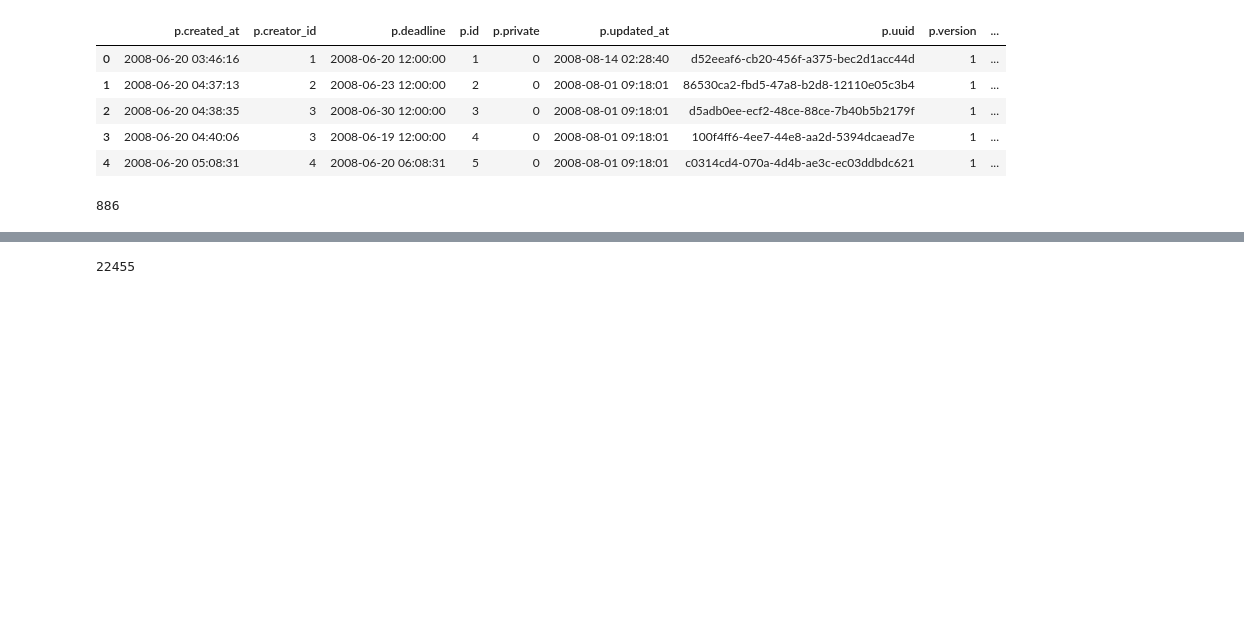
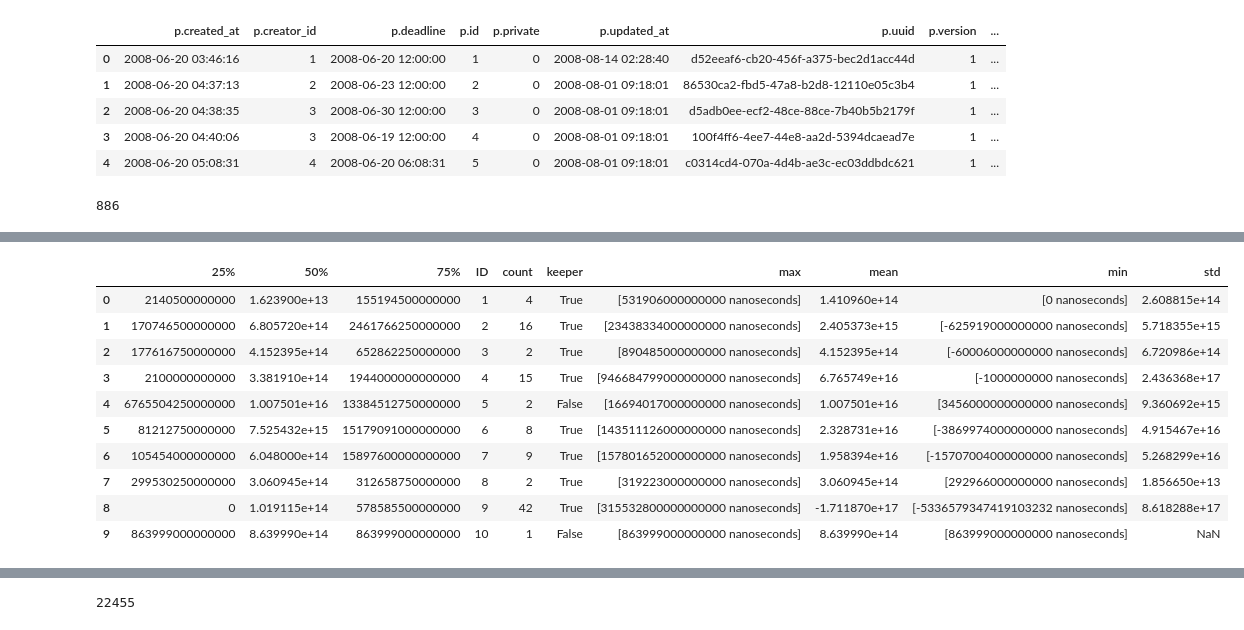
Before and after one commit to notionparallax/GA-DataScience, a Jupyter notebook: Prediction book analysis/PB analysis of users.ipynb, the cells around one changed output, grey strips where cells are left out. Saved outputs shown, nothing was run; the diff lists cells and outputs as text; code cells hidden in the pictures; blank space fills up the shorter version.

```diff
--- a/Prediction book analysis/PB analysis of users.ipynb
+++ b/Prediction book analysis/PB analysis of users.ipynb
@@ -1058,0 +1085,29 @@ firstEverPrediction 2008-06-20 03:46:16
+# %%
+cutOffDate = firstEverPrediction + relativedelta(days=30)
+print firstEverPrediction
+print cutOffDate
+print cutOffDate - firstEverPrediction
+
+summaryPeople = []
+
+for df in individualsDFs:
+    tempDF = df[df["p.created_at_Z"] < cutOffDate]
+
+    def tidyDate(x):
+        """basically, fuck you to whoever wrote these 3 date time objects in a way that isn't compatible"""
+        if type(x) == np.datetime64:
+            return x#.astype(datetime)
+        elif type(x) == pd.tslib.Timestamp:
+            return x
+        elif type(x) == datetime.datetime:
+            return np.datetime64(x)
+
+    tempDF["p.deadline_Z"]   = tempDF["p.deadline_Z"].apply(tidyDate)
+    tempDF["p.created_at_Z"] = tempDF["p.created_at_Z"].apply(tidyDate)
+    tempDF["outlook"] = tempDF["p.deadline_Z"] - tempDF["p.created_at_Z"]
+    outlookDescription =  tempDF["outlook"].describe()
+
+    summaryPeople.append(dict({"keeper":df["keeper"].iloc[0],
+                               "ID":    df["p.creator_id"].iloc[0]
+                              },
+                              **outlookDescription))
@@ -1058,0 +1118,3 @@ firstEverPrediction 2008-06-20 03:46:16
+# %%
+pd.DataFrame.from_dict(summaryPeople)[:10]
+# %% [output]
@@ -1059,3 +1126,14 @@ firstEverPrediction 2008-06-20 03:46:16
+|  | 25% | 50% | 75% | ID | count | keeper | max | mean | min | std |
+| 0 | 2140500000000 | 1.623900e+13 | 155194500000000 | 1 | 4 | True | [531906000000000 nanoseconds] | 1.410960e+14 | [0 nanoseconds] | 2.608815e+14 |
+| 1 | 170746500000000 | 6.805720e+14 | 2461766250000000 | 2 | 16 | True | [23438334000000000 nanoseconds] | 2.405373e+15 | [-625919000000000 nanoseconds] | 5.718355e+15 |
+| 2 | 177616750000000 | 4.152395e+14 | 652862250000000 | 3 | 2 | True | [890485000000000 nanoseconds] | 4.152395e+14 | [-60006000000000 nanoseconds] | 6.720986e+14 |
+| 3 | 2100000000000 | 3.381910e+14 | 1944000000000000 | 4 | 15 | True | [946684799000000000 nanoseconds] | 6.765749e+16 | [-1000000000 nanoseconds] | 2.436368e+17 |
+| 4 | 6765504250000000 | 1.007501e+16 | 13384512750000000 | 5 | 2 | False | [16694017000000000 nanoseconds] | 1.007501e+16 | [3456000000000000 nanoseconds] | 9.360692e+15 |
+| 5 | 81212750000000 | 7.525432e+15 | 15179091000000000 | 6 | 8 | True | [143511126000000000 nanoseconds] | 2.328731e+16 | [-3869974000000000 nanoseconds] | 4.915467e+16 |
+| 6 | 105454000000000 | 6.048000e+14 | 15897600000000000 | 7 | 9 | True | [157801652000000000 nanoseconds] | 1.958394e+16 | [-15707004000000000 nanoseconds] | 5.268299e+16 |
+| 7 | 299530250000000 | 3.060945e+14 | 312658750000000 | 8 | 2 | True | [319223000000000 nanoseconds] | 3.060945e+14 | [292966000000000 nanoseconds] | 1.856650e+13 |
+| 8 | 0 | 1.019115e+14 | 578585500000000 | 9 | 42 | True | [315532800000000000 nanoseconds] | -1.711870e+17 | [-5336579347419103232 nanoseconds] | 8.618288e+17 |
+| 9 | 863999000000000 | 8.639990e+14 | 863999000000000 | 10 | 1 | False | [863999000000000 nanoseconds] | 8.639990e+14 | [863999000000000 nanoseconds] | NaN |
 # %%
 predictionsWdelta = pd.concat(individualsDFs)
 predictionsWdelta[:15]
```
Also changed, not shown: parts of 16 cells of this notebook.
